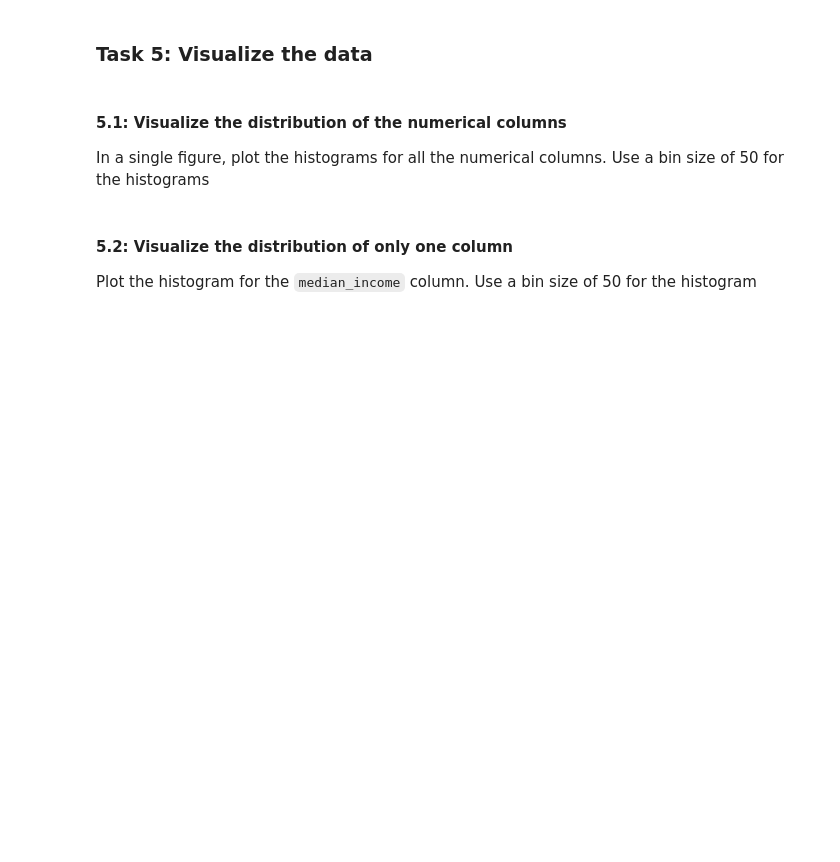
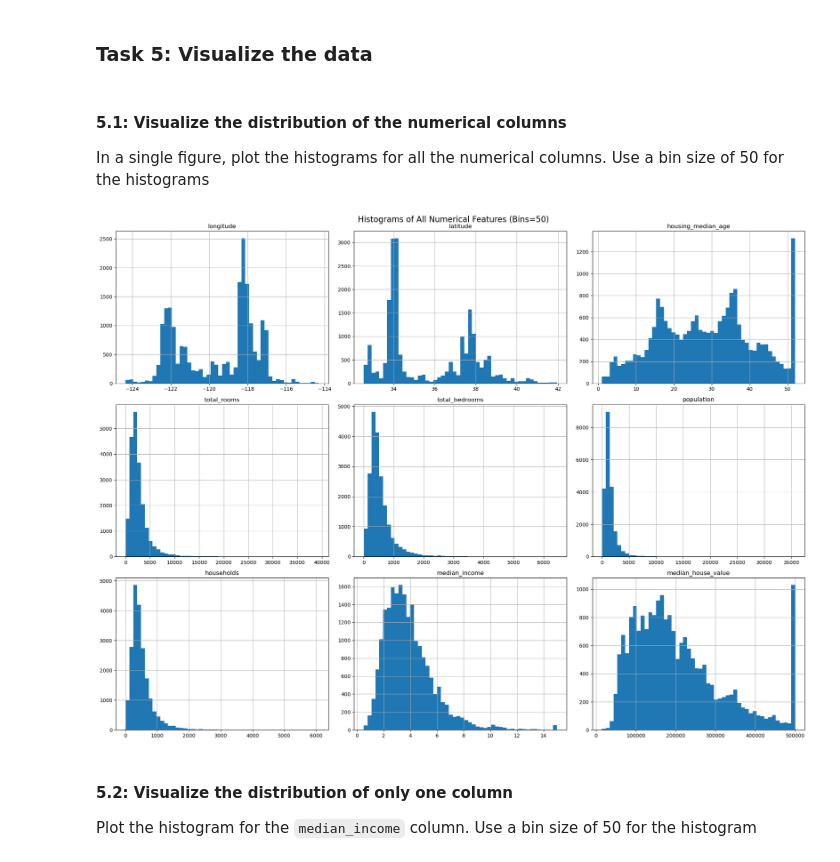
Before and after one commit to advaitparab/eda-assignment-advaitparab, a Jupyter notebook: notebook.ipynb, the cells around one changed output. Saved outputs shown, nothing was run; the diff lists cells and outputs as text; code cells hidden in the pictures; blank space fills up the shorter version.

```diff
--- a/notebook.ipynb
+++ b/notebook.ipynb
@@ -51,0 +50,11 @@ Make sure you name the variable `housing` and that you use the appropriate panda
+# %%
+# 💻 Import the dataset in the project (data/housing.csv) into a dataframe called (housing)
+# 🛠️ Step 1: Import the pandas library
+import pandas as pd
+
+# 📥 Step 2: Load the dataset into a variable called `housing`
+# The file is in the "data" folder, and it's a CSV (comma-separated) file
+housing = pd.read_csv('data/housing.csv')
+
+# 👀 Step 3: Display the first few rows of the data
+housing.head()
@@ -115,6 +206,15 @@ Ocean Proximity:    💻:
 In a single figure, plot the histograms for all the numerical columns. Use a bin size of 50 for the histograms
 # %%
 # 💻 Plot a histogram of all the data features( with a bin size of 50)
+import matplotlib.pyplot as plt
+
+# Plot histograms for all numerical columns
+housing.hist(bins=50, figsize=(20, 15))
+plt.suptitle("Histograms of All Numerical Features (Bins=50)", fontsize=16)
+plt.tight_layout()
+plt.show()
+# %% [output]
+[figure, added]
 # %% [markdown]
 #### 5.2: Visualize the distribution of only one column
 Plot the histogram for the `median_income` column. Use a bin size of 50 for the histogram
```
Also changed, not shown: parts of 44 cells of this notebook.
